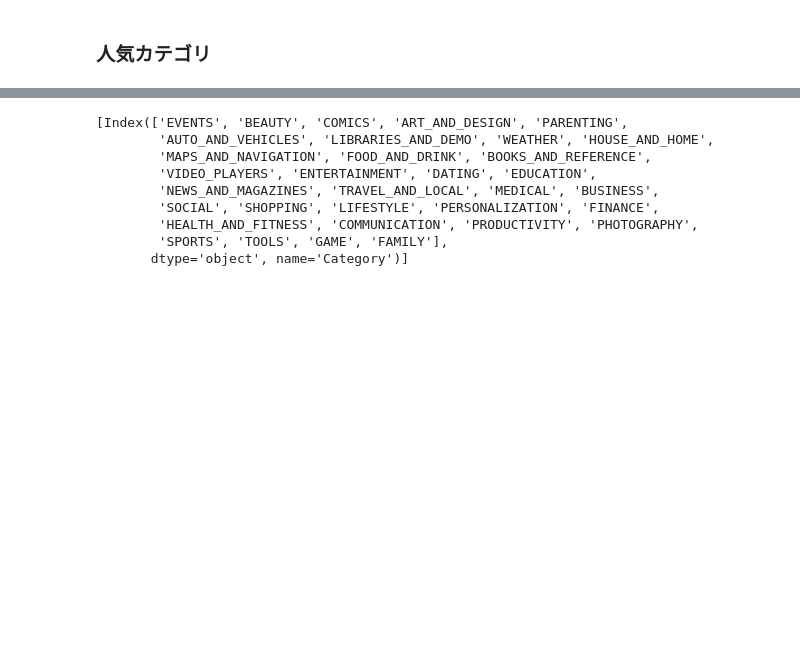
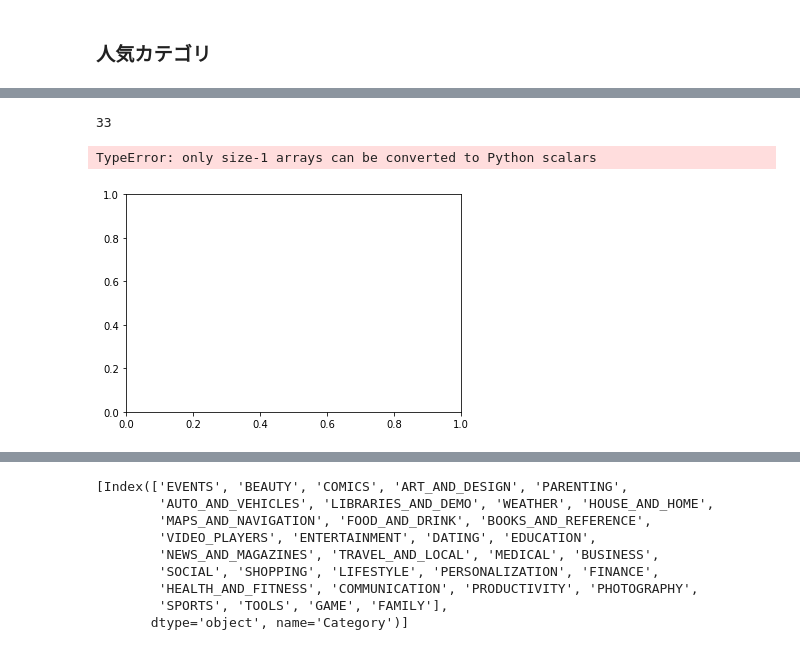
Before and after one commit to Kozuzu931/port_folio, a Jupyter notebook: stats/google-play-store-apps/analysis google play store data.ipynb, the cells around one changed output, grey strips where cells are left out. Drawn from its saved outputs; the diff is of its cells as text; code cells hidden in the pictures; blank space fills up the shorter version.

```diff
--- a/stats/google-play-store-apps/analysis google play store data.ipynb
+++ b/stats/google-play-store-apps/analysis google play store data.ipynb
@@ -489,3 +508,12 @@ plt.hist(Famoust_category,)
+# %%
+len(Famoust_category.values.)
+# %% [output]
+33
+# %%
+plt.barh(Famoust_category.values, range(0, len(Famoust_category.values.reshape(-1))))
+# %% [output]
+TypeError: only size-1 arrays can be converted to Python scalars
+[figure, added]
 # %%
 [Famoust_category.loc[i] / Category_sets.loc[i] for i in Famoust_category.index]
 # %% [output]
```
Also changed, not shown: parts of 11 cells of this notebook, 16 other files.
